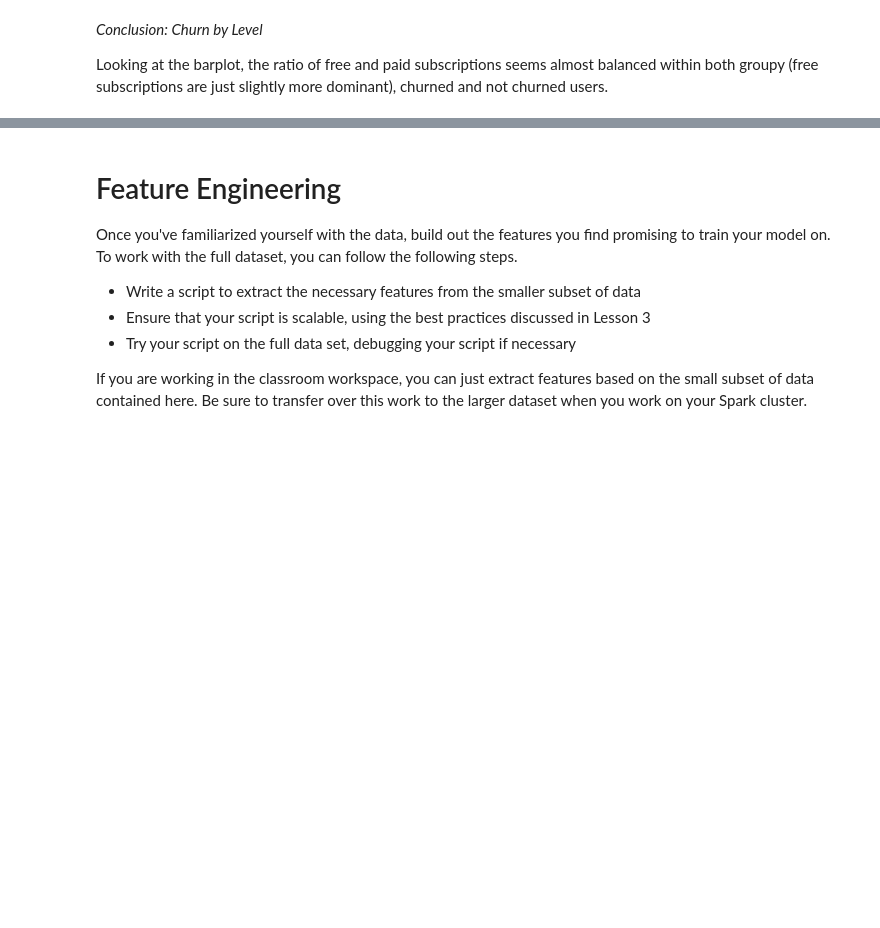
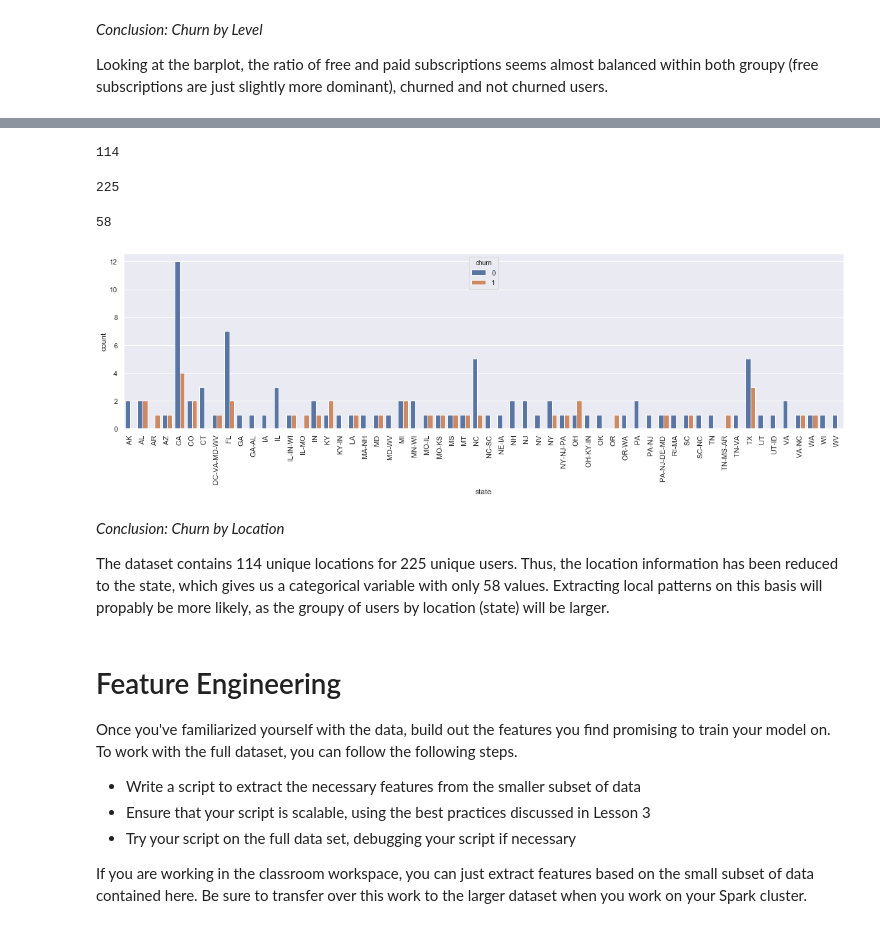
Before and after one commit to bytesbysophie/sparkify-customer-churn-prediction, a Jupyter notebook: Sparkify.ipynb, the cells around one changed output, grey strips where cells are left out. Cells and saved outputs as stored; diff of their text form; code cells hidden in the pictures; blank space fills up the shorter version.

Commit message:
Create categorical features

```diff
--- a/Sparkify.ipynb
+++ b/Sparkify.ipynb
@@ -620,0 +625,2 @@ Looking at the barplot, the ratio of free and paid subscriptions seems almost ba
+# %%
+churn_by_location = events.groupby(['churn', 'location']).agg(countDistinct('userId').alias('count')).toPandas()
@@ -621,3 +636,32 @@ Looking at the barplot, the ratio of free and paid subscriptions seems almost ba
+# %%
+# Check number of unique locations
+len(churn_by_location['location'].unique())
+# %% [output]
+114
+# %%
+# Compare number of unique locations to number of unique users
+events.select('userId').distinct().count()
+# %% [output]
+225
+# %%
+# Extract the state from location to reduce categories
+churn_by_location['state'] = churn_by_location['location'].apply(lambda x: x.split(",")[1])
+# %%
+len(churn_by_location['state'].unique())
+# %% [output]
+58
+# %%
+# Plot number of churned and not churned users by state
+plt.figure(figsize=(20,5))
+sns.barplot(x='state', y='count', hue='churn', data=churn_by_location.groupby(['state', 'churn'], as_index=False).count())
+plt.xticks(rotation=90)
+plt.show()
+# %% [output]
+[figure, added]
+# %% [markdown]
+*Conclusion: Churn by Location*
+
+The dataset contains 114 unique locations for 225 unique users. Thus, the location information has been reduced to the state, which gives us a categorical variable with only 58 values. Extracting local patterns on this basis will propably be more likely, as the groupy of users by location (state) will be larger.
 # %% [markdown]
 # Feature Engineering
 Once you've familiarized yourself with the data, build out the features you find promising to train your model on. To work with the full dataset, you can follow the following steps.
```
Also changed, not shown: parts of 18 cells of this notebook.
